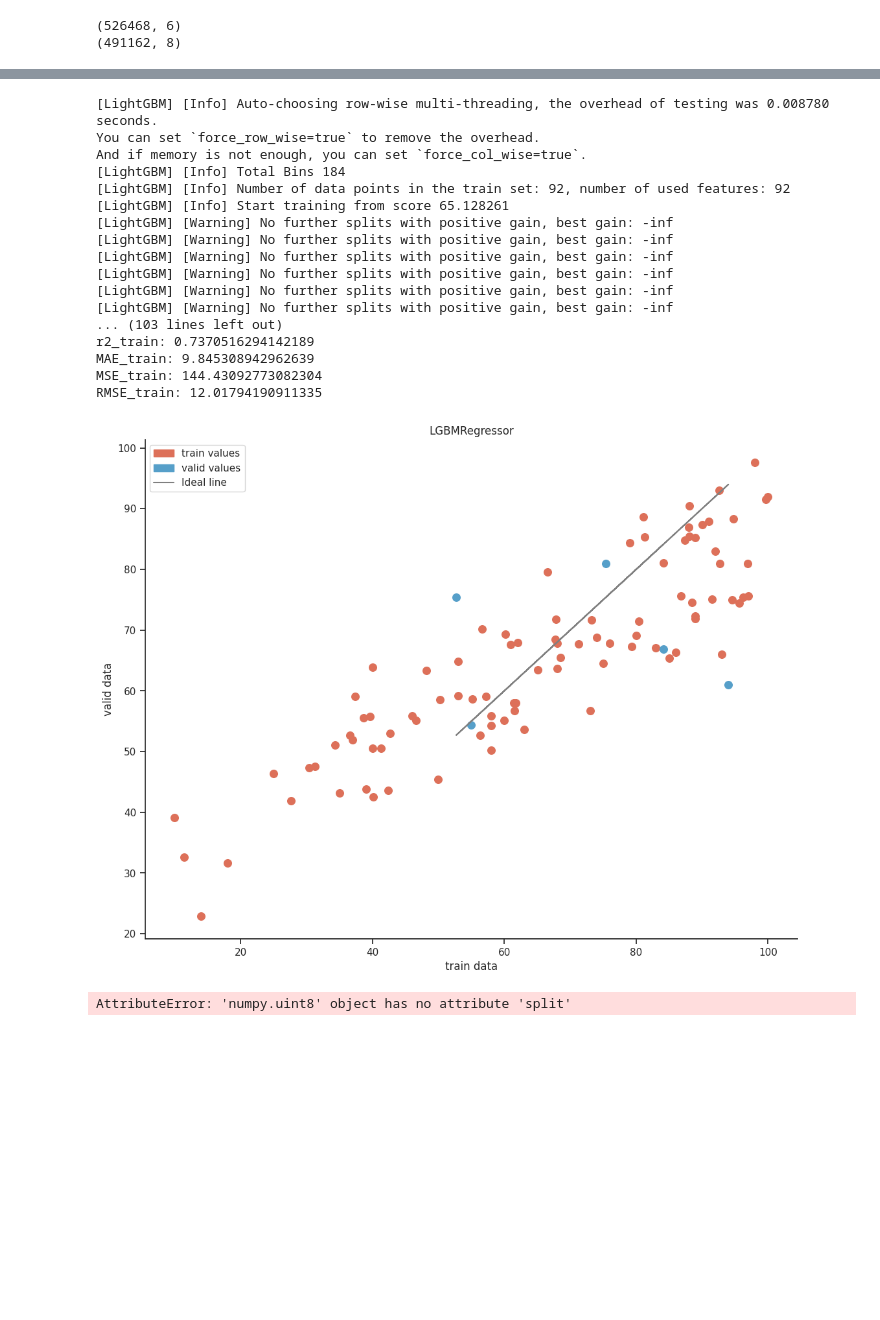
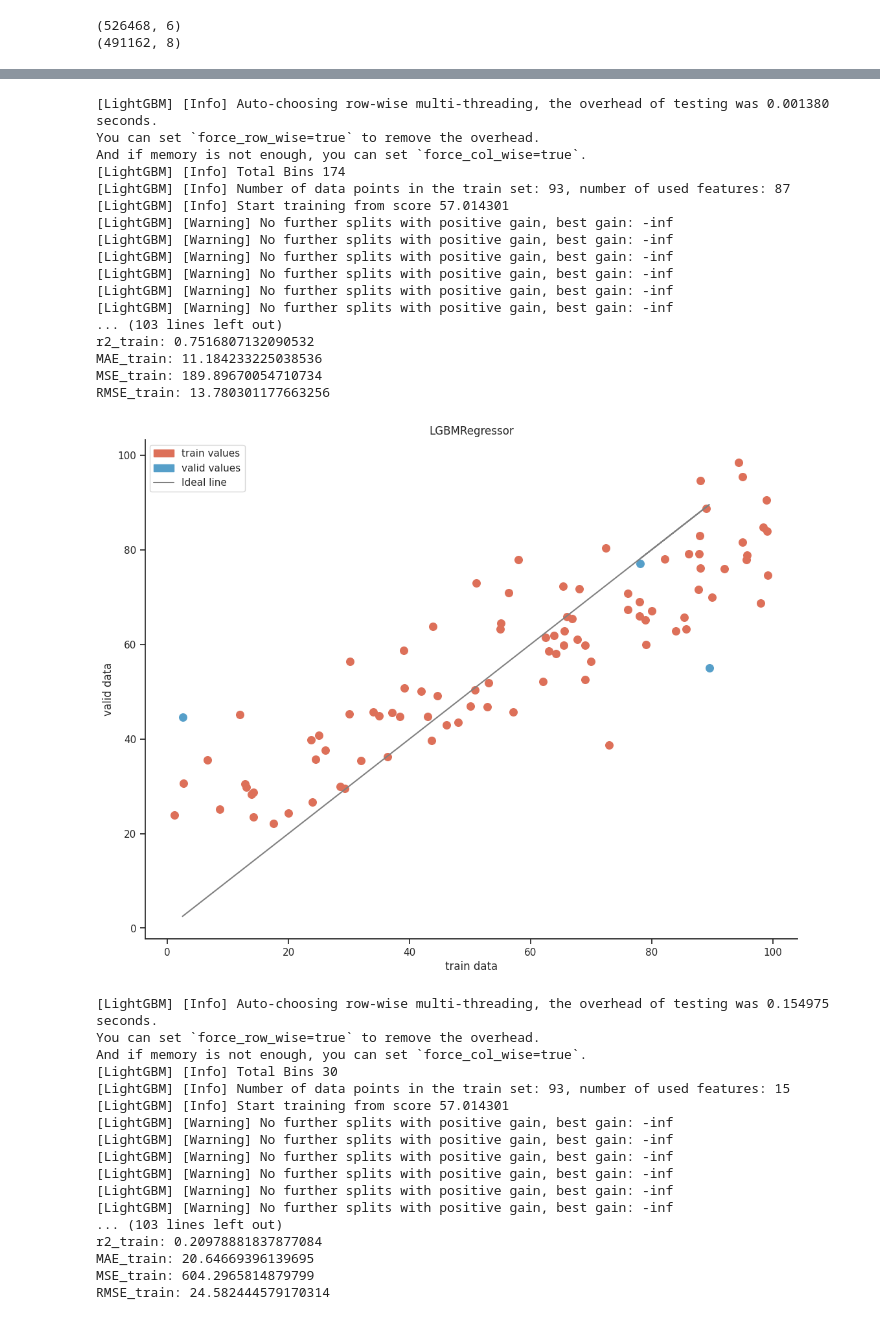
Before and after one commit to Wisley1/SWW12, a Jupyter notebook: FirstStepDayOne.ipynb, the cells around one changed output, grey strips where cells are left out. Cells and saved outputs as stored; diff of their text form; code cells hidden in the pictures; blank space fills up the shorter version.

```diff
--- a/FirstStepDayOne.ipynb
+++ b/FirstStepDayOne.ipynb
@@ -168,4 +160,0 @@ NameError: name 'nBits' is not defined
-# %%
-df['react1'] = df['react1'].apply(lambda x: get_mfp(x, radius=2, nBits=128))
-df['react2'] = df['react2'].apply(lambda x: get_mfp(x, radius=2, nBits=128))
-df['products'] = df['products'].apply(lambda x: get_mfp(x, radius=2, nBits=128))
@@ -174,7 +160,0 @@ df
-# %%
-pharm_name = [f'Bit_{i}' for i in range(128)]
-pharm_bits = [list(l) for l in df['products']]
-df_pharm = pd.DataFrame(pharm_bits,columns=pharm_name) #перевод в битовую строку + запись в новый датафрейм с индексом logV
-df_pharm.head(1)
-# %%
-df['CanonicalizedReaction'] = df['CanonicalizedReaction'].apply(lambda x: get_drfp(x, n_folded_length = 128, radius = 2))
@@ -197,3 +161,5 @@ df
+# %%
+copied = df.copy()
 # %%
 from sklearn.model_selection import train_test_split
 from sklearn.metrics import mean_squared_error
@@ -211,6 +177,10 @@ from matplotlib.patches import Patch
 
 for i in range(9, 12):
   dvoyka = 2**i
+
+  df['react1'] = copied['react1']
+  df['react2'] = copied['react2']
+  df['products'] = copied['products']
 
   df['react1'] = df['react1'].apply(lambda x:get_mfp(x, radius=2, nBits=dvoyka))
   df['react2'] = df['react2'].apply(lambda x: get_mfp(x, radius=2, nBits=dvoyka))
@@ -233,7 +203,7 @@ for i in range(9, 12):
   for j in range(9, 12):
     dvoyechka = 2**j
 
-
+    df['CanonicalizedReaction'] = copied['CanonicalizedReaction']
     df['CanonicalizedReaction'] = df['CanonicalizedReaction'].apply(lambda x: (get_drfp(x, n_folded_length = dvoyechka, radius = 2)))
 
     pharm_name = [f'Bit_4_{i}' for i in range(dvoyechka)]
@@ -283,40 +253,57 @@ for i in range(9, 12):
     print('RMSE_test:', np.sqrt(metrics.mean_squared_error(y_valid, y_pred)))
     print('r2_train:', metrics.r2_score(y_train, y1_pred))
     print('MAE_train:', metrics.mean_absolute_error(y_train, y1_pred))
     print('MSE_train:', metrics.mean_squared_error(y_train, y1_pred))
     print('RMSE_train:', np.sqrt(metrics.mean_squared_error(y_train, y1_pred)))
     print('')
     real_patch = Patch(color='#DD7059', label='train values')
     pred_patch = Patch(color='#569FC9', label='valid values')
     custom_params = {"axes.spines.right": False, "axes.spines.top": False}
     sns.set_theme(style="ticks", rc=custom_params)
     f, ax = plt.subplots(figsize=(13, 10))
     plt.scatter(y_train, y1_pred, color='#DD7059', s=70)
     plt.scatter(y_valid, y_pred, color='#569FC9',s=70)
     plt.plot(y_valid, y_valid, color='gray')
     plt.legend(handles=[real_patch, pred_patch, plt.Line2D([], [], color='gray', label='Ideal line')])
     plt.title('LGBMRegressor')
     plt.xlabel('train data')
     plt.ylabel('valid data')
     plt.show()
     #plt.savefig(f'figure{dvoyka}+{dvoyechka}')
+    new_df = None
 # %% [output]
-[LightGBM] [Info] Auto-choosing row-wise multi-threading, the overhead of testing was 0.008780 seconds.
+[LightGBM] [Info] Auto-choosing row-wise multi-threading, the overhead of testing was 0.001380 seconds.
 You can set `force_row_wise=true` to remove the overhead.
 And if memory is not enough, you can set `force_col_wise=true`.
-[LightGBM] [Info] Total Bins 184
-[LightGBM] [Info] Number of data points in the train set: 92, number of used features: 92
-[LightGBM] [Info] Start training from score 65.128261
+[LightGBM] [Info] Total Bins 174
+[LightGBM] [Info] Number of data points in the train set: 93, number of used features: 87
+[LightGBM] [Info] Start training from score 57.014301
 [LightGBM] [Warning] No further splits with positive gain, best gain: -inf
 [LightGBM] [Warning] No further splits with positive gain, best gain: -inf
 [LightGBM] [Warning] No further splits with positive gain, best gain: -inf
 [LightGBM] [Warning] No further splits with positive gain, best gain: -inf
 [LightGBM] [Warning] No further splits with positive gain, best gain: -inf
 [LightGBM] [Warning] No further splits with positive gain, best gain: -inf
 ... (103 lines left out)
-r2_train: 0.7370516294142189
-MAE_train: 9.845308942962639
-MSE_train: 144.43092773082304
-RMSE_train: 12.01794190911335
+r2_train: 0.7516807132090532
+MAE_train: 11.184233225038536
+MSE_train: 189.89670054710734
+RMSE_train: 13.780301177663256
-[figure, old version]
+[figure, new version]
-AttributeError: 'numpy.uint8' object has no attribute 'split'
+[LightGBM] [Info] Auto-choosing row-wise multi-threading, the overhead of testing was 0.154975 seconds.
+You can set `force_row_wise=true` to remove the overhead.
+And if memory is not enough, you can set `force_col_wise=true`.
+[LightGBM] [Info] Total Bins 30
+[LightGBM] [Info] Number of data points in the train set: 93, number of used features: 15
+[LightGBM] [Info] Start training from score 57.014301
+[LightGBM] [Warning] No further splits with positive gain, best gain: -inf
+[LightGBM] [Warning] No further splits with positive gain, best gain: -inf
+[LightGBM] [Warning] No further splits with positive gain, best gain: -inf
+[LightGBM] [Warning] No further splits with positive gain, best gain: -inf
+[LightGBM] [Warning] No further splits with positive gain, best gain: -inf
+[LightGBM] [Warning] No further splits with positive gain, best gain: -inf
+... (103 lines left out)
+r2_train: 0.20978881837877084
+MAE_train: 20.64669396139695
+MSE_train: 604.2965814879799
+RMSE_train: 24.582444579170314
```
Also changed, not shown: parts of 4 cells of this notebook.
